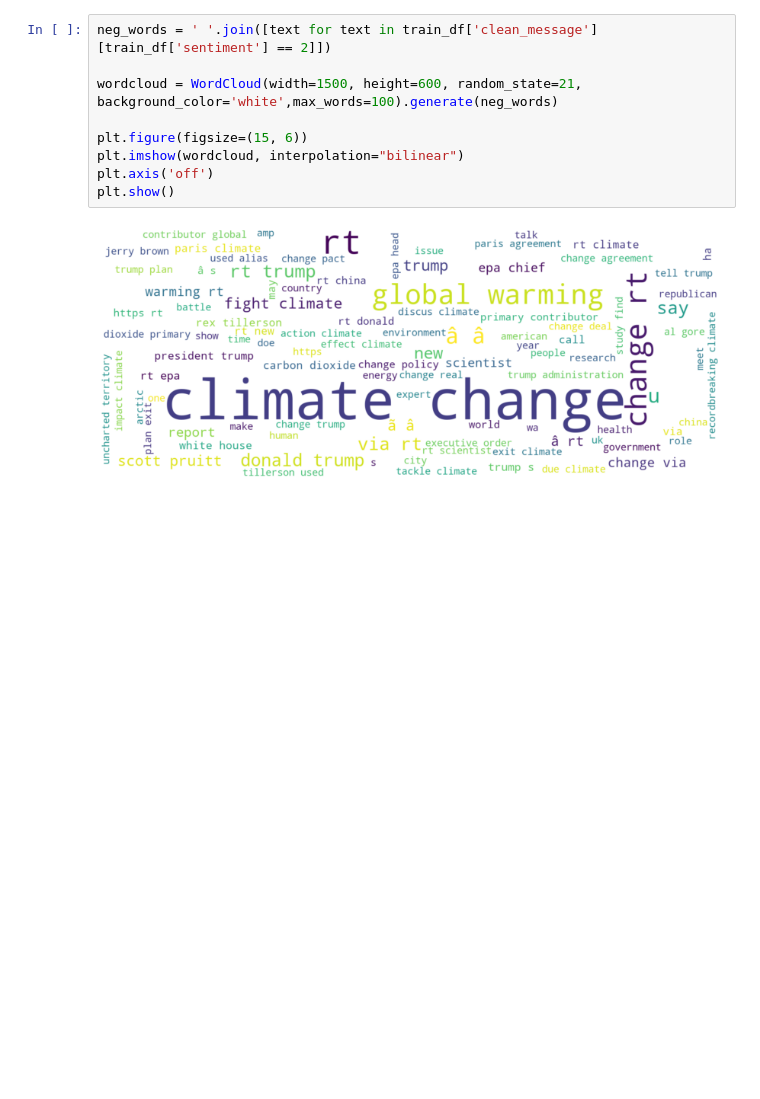
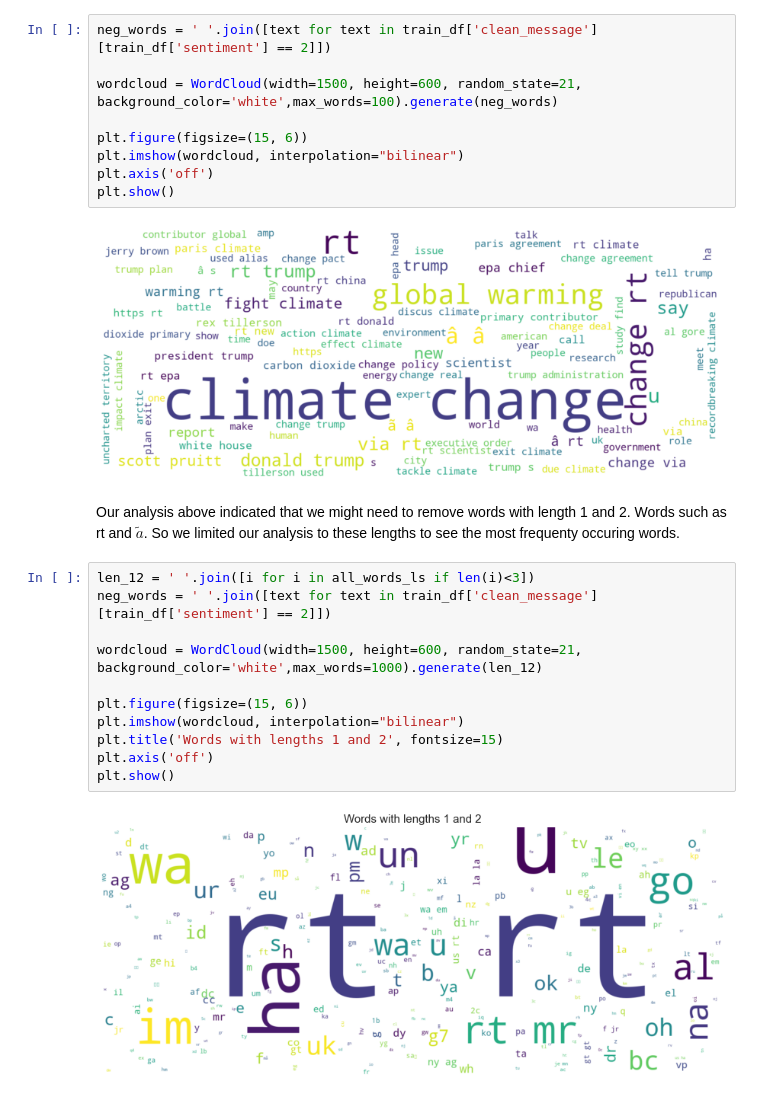
Before and after one commit to nkonyanihlulani/EDSA_Classification_TS3, a Jupyter notebook: EDSA_Classification_TS3.ipynb, the cells around one changed output. Cells and saved outputs as stored; diff of their text form; blank space fills up the shorter version.

Commit message:
wordcloud 1-2 words

```diff
--- a/EDSA_Classification_TS3.ipynb
+++ b/EDSA_Classification_TS3.ipynb
@@ -302,3 +302,18 @@ plt.axis('off')
 plt.show()
 # %% [output]
 [figure]
+# %% [markdown]
+Our analysis above indicated that we might need to remove words with length 1 and 2. Words such as rt  and $\tilde{a}$. So we limited our analysis to these lengths to see the most frequenty occuring words.
+# %%
+len_12 = ' '.join([i for i in all_words_ls if len(i)<3])
+neg_words = ' '.join([text for text in train_df['clean_message'][train_df['sentiment'] == 2]])
+
+wordcloud = WordCloud(width=1500, height=600, random_state=21,  background_color='white',max_words=1000).generate(len_12)
+
+plt.figure(figsize=(15, 6))
+plt.imshow(wordcloud, interpolation="bilinear")
+plt.title('Words with lengths 1 and 2', fontsize=15)
+plt.axis('off')
+plt.show()
+# %% [output]
+[figure, added]
```
Also changed, not shown: parts of 1 cell of this notebook.
